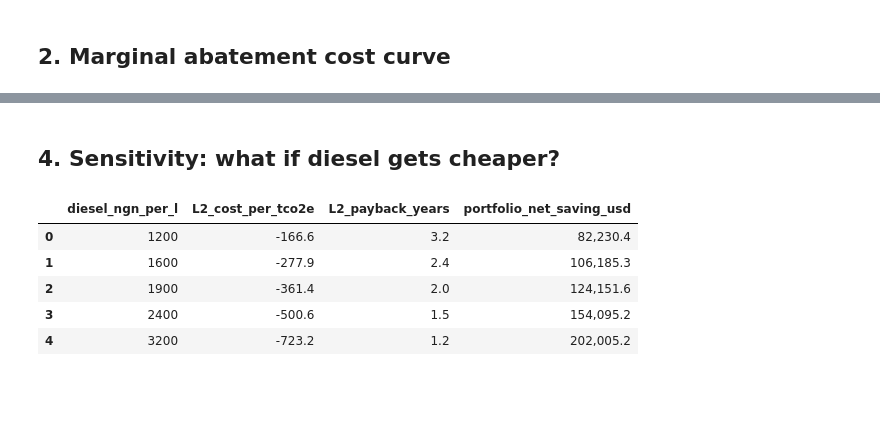
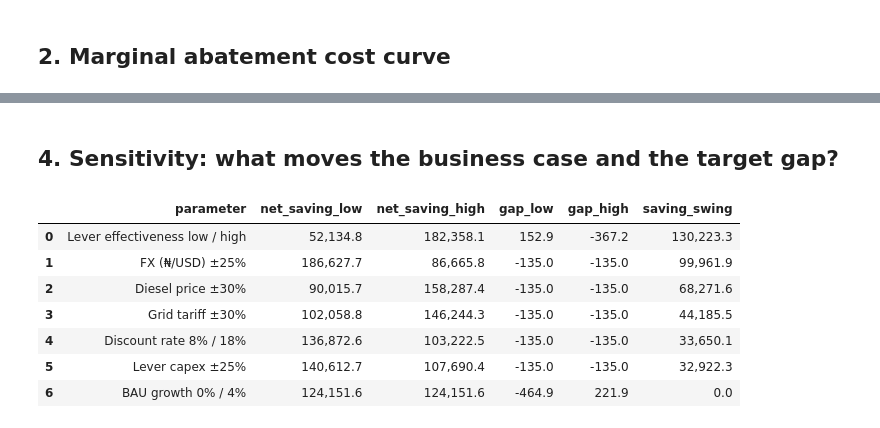
Before and after one commit to Engr-Daniel/carbon-footprint-esg-dashboard, a Jupyter notebook: notebooks/02_decarbonisation_scenarios.ipynb, the cells around one changed output, grey strips where cells are left out. Drawn from its saved outputs; the diff is of its cells as text; code cells hidden in the pictures; blank space fills up the shorter version.

```diff
--- a/notebooks/02_decarbonisation_scenarios.ipynb
+++ b/notebooks/02_decarbonisation_scenarios.ipynb
@@ -100,18 +98,14 @@ display(Image('../reports/figures/06_decarbonisation_pathway.png'))
-# %% [markdown]
-## 4. Sensitivity: what if diesel gets cheaper?
-# %%
-rows = []
-for price in (1200, 1600, 1900, 2400, 3200):
-    a = {**A, 'diesel_price_ngn_per_litre': price}
-    r, _ = apply_levers(baseline_activity(activity, 2025), load_levers(), factors, a, 2025)
-    solar = r[r.lever_id == 'L2'].iloc[0]
-    rows.append({'diesel_ngn_per_l': price, 'L2_cost_per_tco2e': solar.cost_per_tco2e_usd,
-                 'L2_payback_years': solar.simple_payback_years, 'portfolio_net_saving_usd': -r.annualised_cost_usd.sum()})
-pd.DataFrame(rows)
-# %% [output]
-|  | diesel_ngn_per_l | L2_cost_per_tco2e | L2_payback_years | portfolio_net_saving_usd |
-| 0 | 1200 | -166.6 | 3.2 | 82,230.4 |
-| 1 | 1600 | -277.9 | 2.4 | 106,185.3 |
-| 2 | 1900 | -361.4 | 2.0 | 124,151.6 |
-| 3 | 2400 | -500.6 | 1.5 | 154,095.2 |
-| 4 | 3200 | -723.2 | 1.2 | 202,005.2 |
+# %% [markdown]
+## 4. Sensitivity: what moves the business case and the target gap?
+# %%
+sens = sensitivity_analysis(activity, emissions, levers, factors, A)
+sens
+# %% [output]
+|  | parameter | net_saving_low | net_saving_high | gap_low | gap_high | saving_swing |
+| 0 | Lever effectiveness low / high | 52,134.8 | 182,358.1 | 152.9 | -367.2 | 130,223.3 |
+| 1 | FX (₦/USD) ±25% | 186,627.7 | 86,665.8 | -135.0 | -135.0 | 99,961.9 |
+| 2 | Diesel price ±30% | 90,015.7 | 158,287.4 | -135.0 | -135.0 | 68,271.6 |
+| 3 | Grid tariff ±30% | 102,058.8 | 146,244.3 | -135.0 | -135.0 | 44,185.5 |
+| 4 | Discount rate 8% / 18% | 136,872.6 | 103,222.5 | -135.0 | -135.0 | 33,650.1 |
+| 5 | Lever capex ±25% | 140,612.7 | 107,690.4 | -135.0 | -135.0 | 32,922.3 |
+| 6 | BAU growth 0% / 4% | 124,151.6 | 124,151.6 | -464.9 | 221.9 | 0.0 |
```
Also changed, not shown: parts of 19 cells of this notebook, 32 other files.
